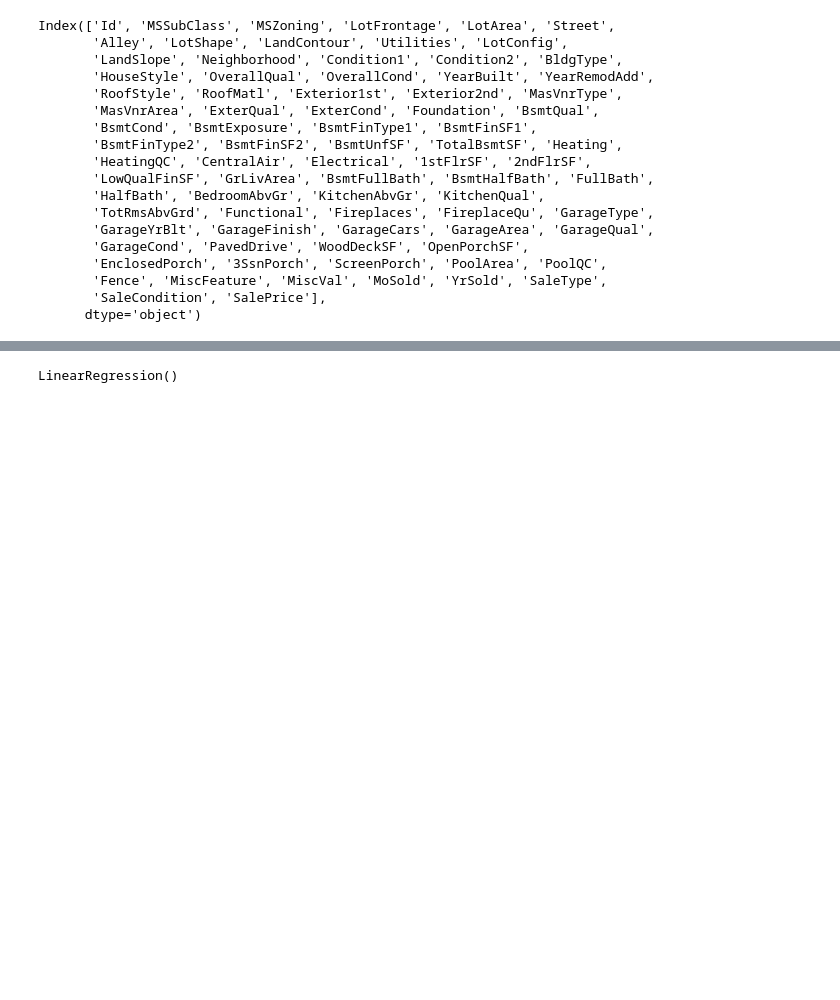
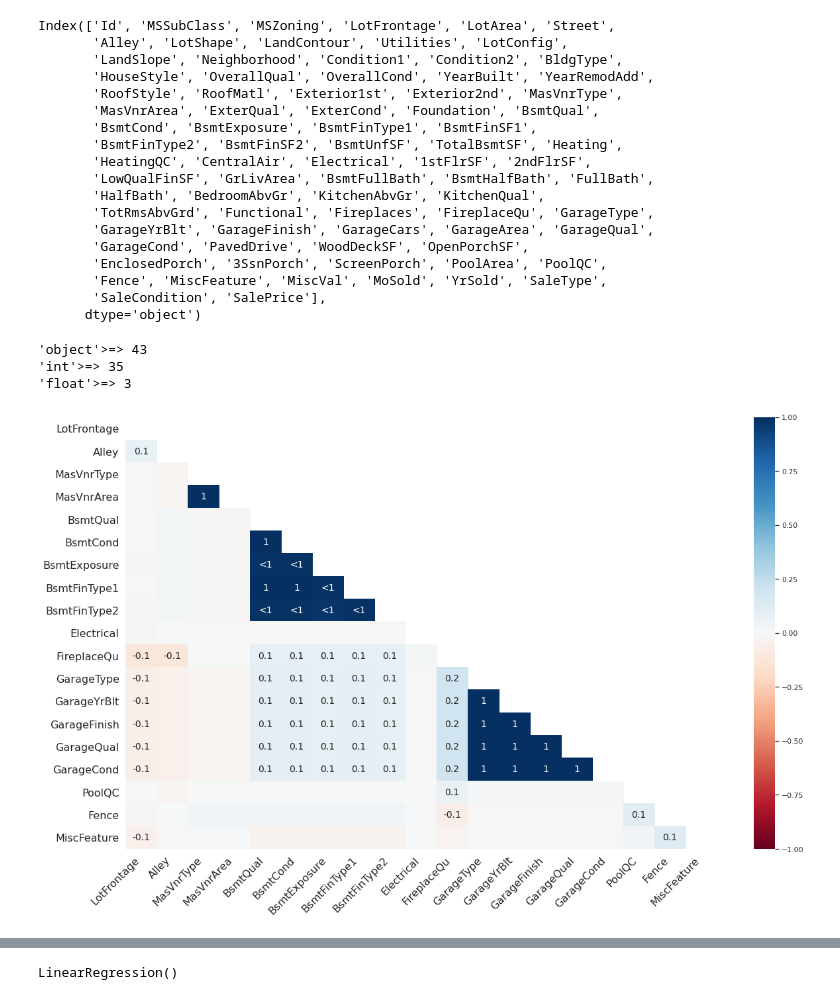
Before and after one commit to as1mple/labs_ds_courses, a Jupyter notebook: Predict_house_price.ipynb, the cells around one changed output, grey strips where cells are left out. Saved outputs shown, nothing was run; the diff lists cells and outputs as text; code cells hidden in the pictures; blank space fills up the shorter version.

```diff
--- a/Predict_house_price.ipynb
+++ b/Predict_house_price.ipynb
@@ -50,3 +63,14 @@ Index(['Id', 'MSSubClass', 'MSZoning', 'LotFrontage', 'LotArea', 'Street',
        'Fence', 'MiscFeature', 'MiscVal', 'MoSold', 'YrSold', 'SaleType',
        'SaleCondition', 'SalePrice'],
       dtype='object')
+# %%
+[print(f"{str(td).split()[1]}=> {data.select_dtypes(td).shape[1]}") for td in (object, int, float)];
+# %% [output]
+'object'>=> 43
+'int'>=> 35
+'float'>=> 3
+# %%
+msno.heatmap(data)
+plt.show()
+# %% [output]
+[figure, added]
```
Also changed, not shown: parts of 17 cells of this notebook.
